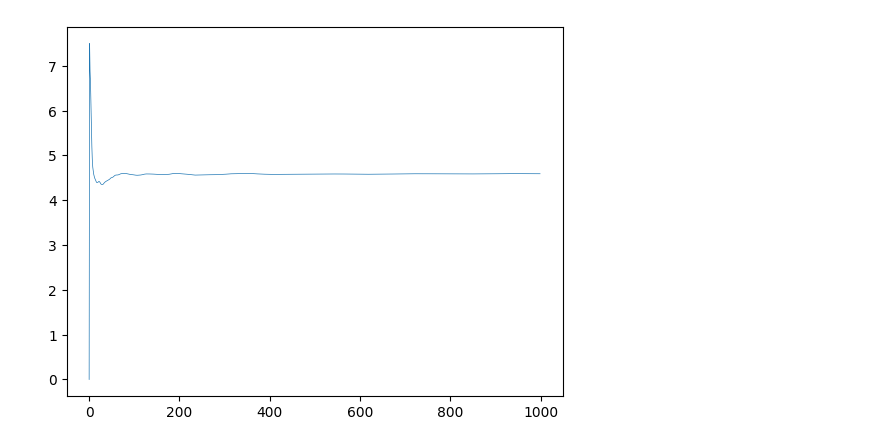
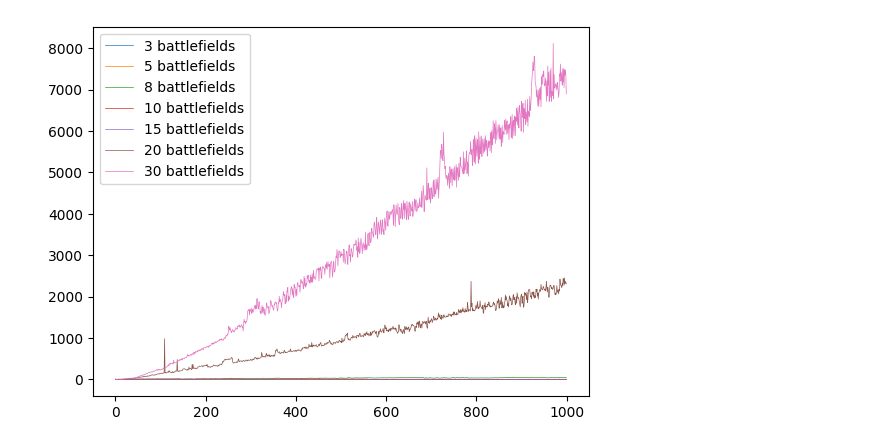
Before and after one commit to greg19/ae3, a Jupyter notebook: analysis/analyze.ipynb, the cells around one changed output. Saved outputs shown, nothing was run; the diff lists cells and outputs as text; code cells hidden in the pictures.

```diff
--- a/analysis/analyze.ipynb
+++ b/analysis/analyze.ipynb
@@ -6,15 +7,13 @@ base_path = "./data/analytics"
-# %%
-files = [f"{base_path}/simple/balanced_3_5_10.csv"]
-for filename in files:
-    df = pd.read_csv(filename)
-
-    plt.clf()
-    plt.plot(df['epsilon'], linewidth=0.5)
-    plt.yscale("log")
-    plt.savefig(filename + ".epsilon.png", dpi=300)
-
-    plt.clf()
-    plt.plot(df['payoff'], linewidth=0.5)
-    plt.savefig(filename + ".payoff.png", dpi=300)
-# %% [output]
-[figure, removed]
+# %%
+def read(path: str) -> pd.DataFrame:
+    return pd.read_csv(f"{path}.csv")
+# %%
+for i in [3, 5, 8, 10, 15, 20, 30]:
+    filename = f"{base_path}/analytics/sized/balanced_{i}"
+    df = read(filename)
+    plt.plot(df['duration'], linewidth=0.5, label=f"{i} battlefields")
+
+plt.legend()
+plt.savefig(f"{base_path}/results/time_per_step.png")
+# %% [output]
+[figure, added]
```
Also changed, not shown: parts of 3 cells of this notebook, 2 other files.
